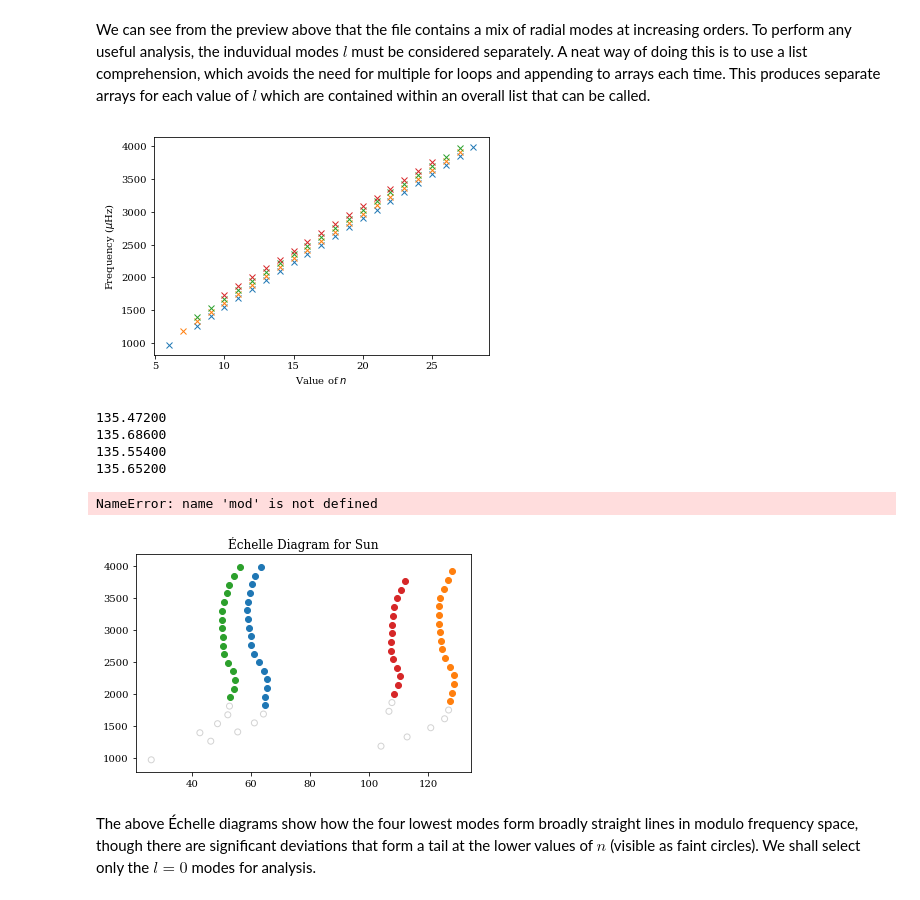
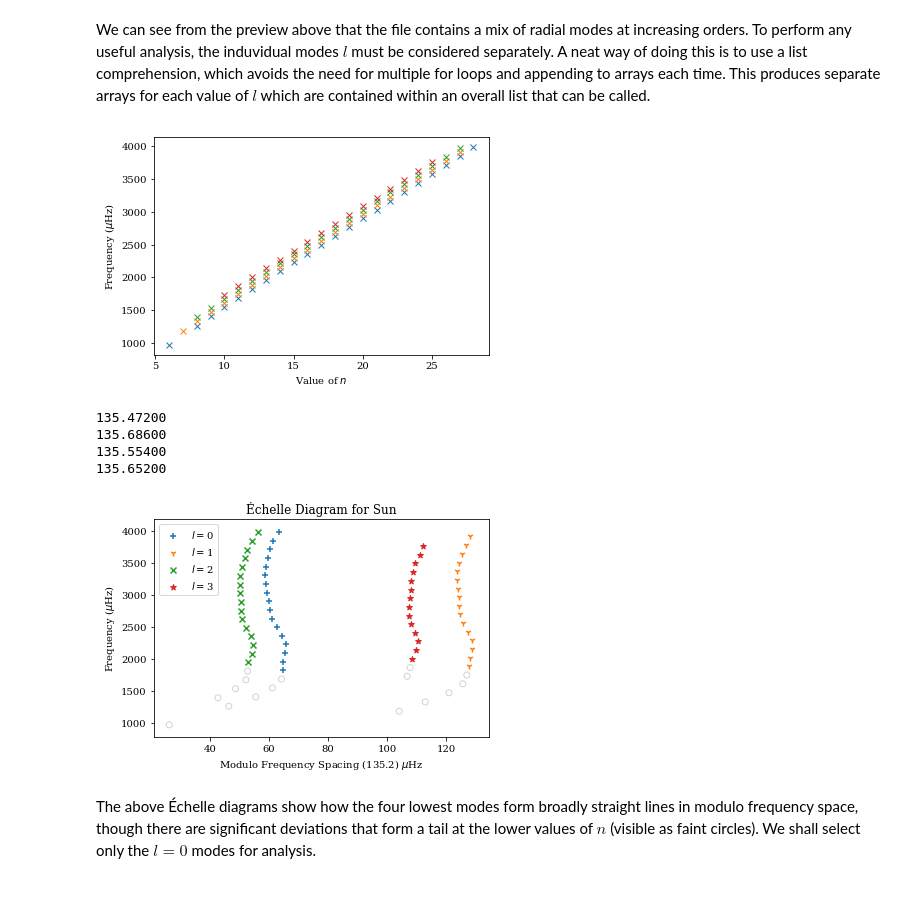
Before and after one commit to daw538/y4project, a Jupyter notebook: Dan_notebooks/bisondata.ipynb, the cells around one changed output. Drawn from its saved outputs; the diff is of its cells as text; code cells hidden in the pictures.

```diff
--- a/Dan_notebooks/bisondata.ipynb
+++ b/Dan_notebooks/bisondata.ipynb
@@ -41,37 +41,40 @@ plt.errorbar(l[1].n, l[1].nu, yerr=l[1].sg_nu, fmt='x')
 plt.errorbar(l[2].n, l[2].nu, yerr=l[2].sg_nu, fmt='x')
 plt.errorbar(l[3].n, l[3].nu, yerr=l[3].sg_nu, fmt='x')
 plt.xlabel('Value of $n$')
 plt.ylabel('Frequency ($\mu$Hz)')
 plt.show()
 
 print(u"%.5f" % np.median(np.diff(l[0].nu)))
 print(u"%.5f" % np.median(np.diff(l[1].nu)))
 print(u"%.5f" % np.median(np.diff(l[2].nu)))
 print(u"%.5f" % np.median(np.diff(l[3].nu)))
 
 
 # Échelle Plot for the data
 dnu = 135.2
 plt.figure(2)
 # New plotting method
+import itertools
+markers = itertools.cycle(('+', '1', 'x', '*'))
+
 for i in range(max(df.l)-min(df.l)+1):
     plt.scatter(df.loc[(df.l == i) & (df.n > 11)].nu % dnu, df.loc[(df.l == i) & (df.n > 11)].nu,
-                label=r'$l=$'+str(i))
+                label=r'$l=$'+str(i), marker=next(markers))
     plt.scatter(df.loc[(df.l == i) & (df.n < 12)].nu % dnu, df.loc[(df.l == i) & (df.n < 12)].nu,
                 facecolors='none', edgecolors=['lightgrey'], label='')
 plt.title('Échelle Diagram for Sun')
-plt.xlabel('Modulo Frequency Spacing ('+ str(mod) +') $\mu$Hz')
+plt.xlabel('Modulo Frequency Spacing ('+ str(dnu) +') $\mu$Hz')
 plt.ylabel('Frequency ($\mu$Hz)')
 plt.legend()
+plt.savefig('seminar/solarechelle.pdf', bbox='tight_layout')
 plt.show()
 # %% [output]
 [figure]
 135.47200
 135.68600
 135.55400
 135.65200
-NameError: name 'mod' is not defined
-[figure, old version]
+[figure, new version]
 # %% [markdown]
 The above Échelle diagrams show how the four lowest modes form broadly straight lines in modulo frequency space, though there are significant deviations that form a tail at the lower values of $n$ (visible as faint circles). We shall select only the $l=0$ modes for analysis.
 # %% [markdown]
```
Also changed, not shown: parts of 7 cells of this notebook, 5 other files.
